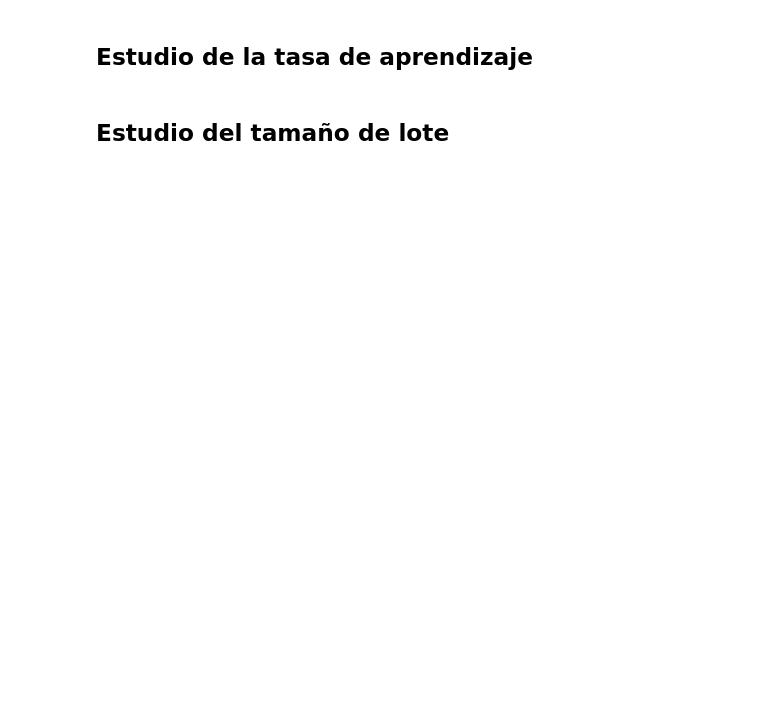
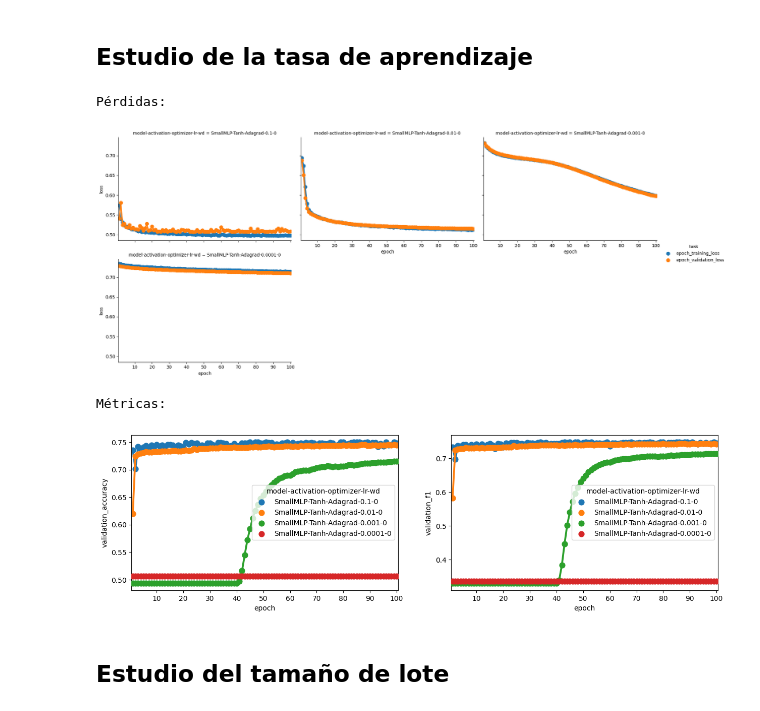
Before and after one commit to Cheva94/Diplo_Opt, a Jupyter notebook: 3_DL/Lab1/Resolución_Lab1.ipynb, the cells around one changed output. Drawn from its saved outputs; the diff is of its cells as text; code cells hidden in the pictures; blank space fills up the shorter version.

```diff
--- a/3_DL/Lab1/Resolución_Lab1.ipynb
+++ b/3_DL/Lab1/Resolución_Lab1.ipynb
@@ -298,5 +390,11 @@ for LR in alpha:
 # %%
-plot_results(EPOCHS, f'SmallMLP/LR_Epocas-{EPOCHS}.csv', LR_Exps1)
+# plot_results(EPOCHS, f'SmallMLP/LR_Epocas-{EPOCHS}.csv', LR_Exps1)
+plot_results(100, 'SmallMLP/LR_Epocas-100.csv')
+# %% [output]
+Pérdidas:
+[figure, added]
+Métricas:
+[figure, added]
 # %% [markdown]
 ## Estudio del tamaño de lote
 # %%
```
Also changed, not shown: parts of 20 cells of this notebook, 3 other files.
